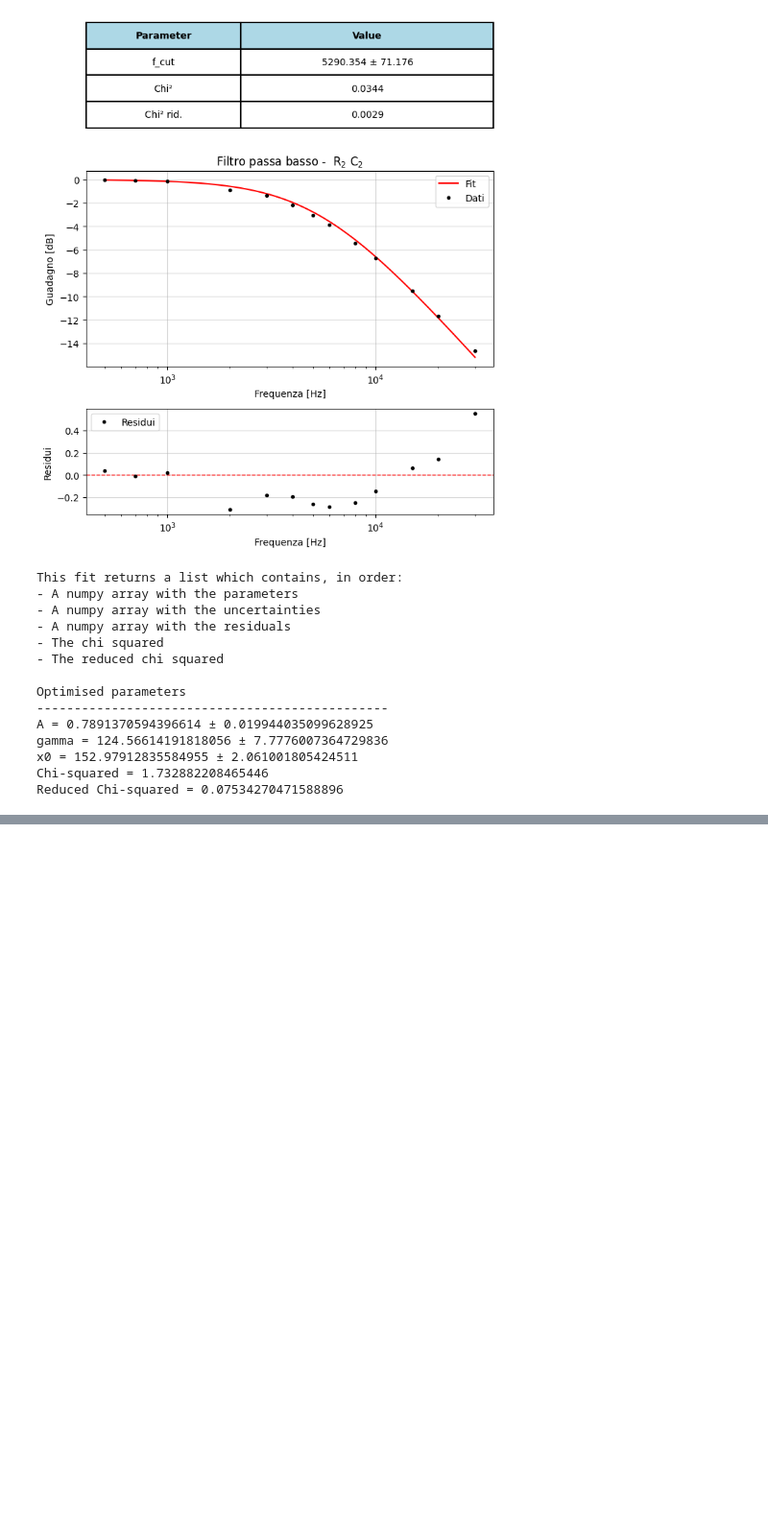
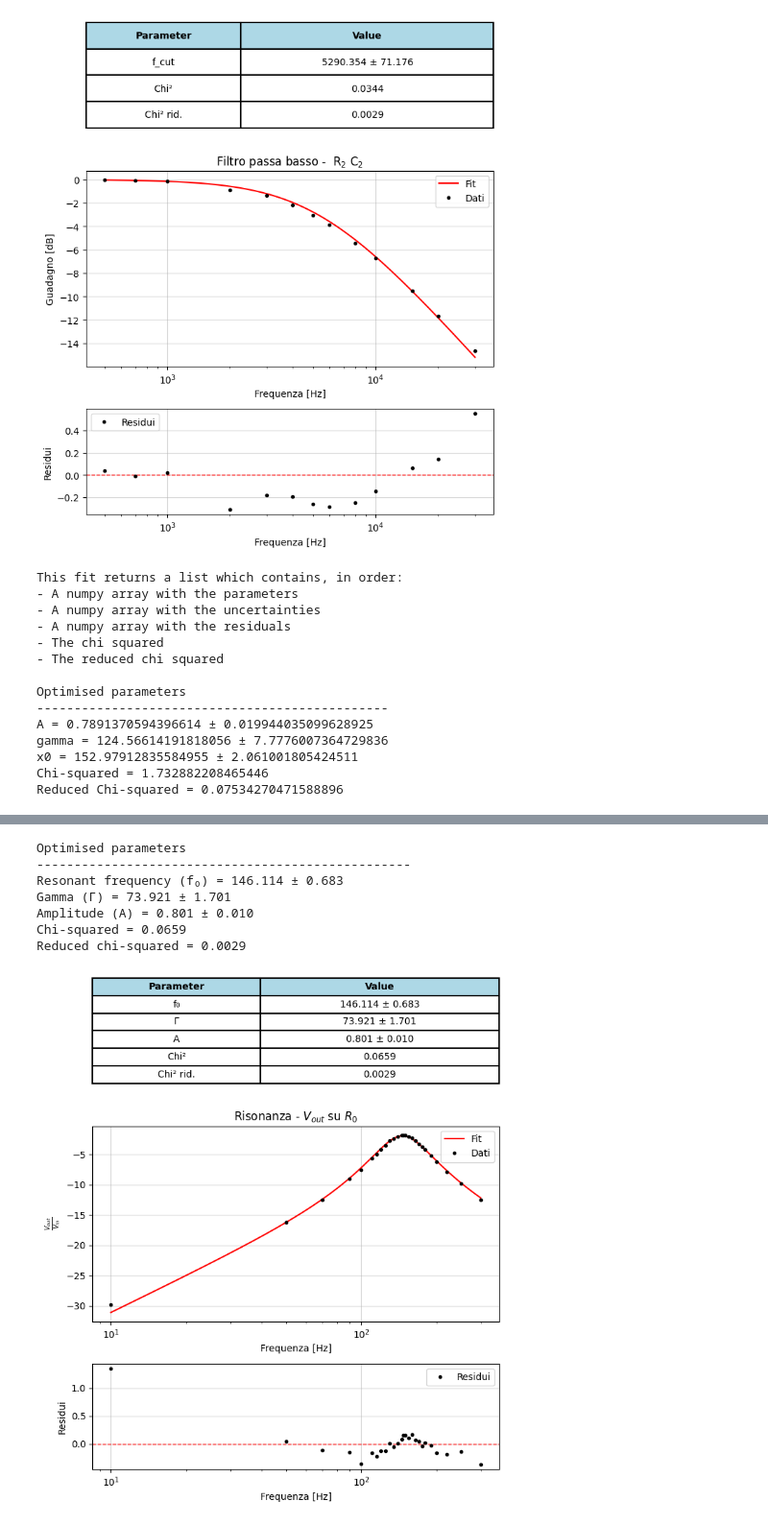
Before and after one commit to b3n3d3tt4/ultrasound, a Jupyter notebook: analisi_catena.ipynb, the cells around one changed output, grey strips where cells are left out. Shown at 96% size. Cells and saved outputs as stored; diff of their text form; code cells hidden in the pictures; blank space fills up the shorter version.

```diff
--- a/analisi_catena.ipynb
+++ b/analisi_catena.ipynb
@@ -61,25 +61,38 @@ Reduced chi-squared = 0.0029
 [figure]
 # %%
 frq = np.array([10, 50, 70, 90, 100, 110, 115, 120, 125, 130, 135, 140, 145, 147, 150, 155, 160, 165, 170, 175, 180, 190, 200, 220, 250, 300])
+input = np.array([2, 2, 1.98, 1.880, 1.82, 1.74, 1.7, 1.64, 1.58, 1.54, 1.5, 1.48, 1.46, 1.46, 1.46, 1.48, 1.5, 1.54, 1.58, 1.62, 1.66, 1.7,
+                  1.78, 1.86, 1.92, 2])
+output = np.array([0.065, 0.310, 0.470, 0.664, 0.764, 0.904, 0.96, 1.02, 1.06, 1.12, 1.14, 1.17, 1.18, 1.19, 1.184, 1.168, 1.152, 1.12, 1.09,
+                   1.05, 1.026, 0.936, 0.87, 0.752, 0.62, 0.472])
 out_in = np.array([0.0325, 0.155, 0.2373737374, 0.3531914894, 0.4197802198, 0.5195402299, 0.5647058824, 0.6219512195,
                    0.6708860759, 0.7272727273, 0.76, 0.7905405405, 0.8082191781, 0.8150684932, 0.8109589041,
                    0.7891891892, 0.768, 0.7272727273, 0.6898734177, 0.6481481481, 0.6180722892, 0.5505882353,
                    0.5117647059, 0.4423529412, 0.3647058824, 0.2776470588])
 
 risonanza = bf.lorentzian(frq, out_in, xlabel='Frequenza [Hz]', ylabel=r'$\frac{V_{out}}{V_{in}}$', titolo=r'Risonanza - $V_{out}$ su $R_0$', plot=True, save=True)
+risonanza2 = bf.bode(frq, input, output, tipo="band", xlabel='Frequenza [Hz]', ylabel=r'$\frac{V_{out}}{V_{in}}$', titolo=r'Risonanza - $V_{out}$ su $R_0$', plot=True, save=True)
 # %% [output]
 This fit returns a list which contains, in order:
 - A numpy array with the parameters
 - A numpy array with the uncertainties
 - A numpy array with the residuals
 - The chi squared
 - The reduced chi squared
 
 Optimised parameters
 -----------------------------------------------
 A = 0.7891370594396614 ± 0.019944035099628925
 gamma = 124.56614191818056 ± 7.7776007364729836
 x0 = 152.97912835584955 ± 2.061001805424511
 Chi-squared = 1.732882208465446
 Reduced Chi-squared = 0.07534270471588896
 [figure]
+Optimised parameters
+--------------------------------------------------
+Resonant frequency (f₀) = 146.114 ± 0.683
+Gamma (Γ) = 73.921 ± 1.701
+Amplitude (A) = 0.801 ± 0.010
+Chi-squared = 0.0659
+Reduced chi-squared = 0.0029
+[figure, added]
```
Also changed, not shown: 5 other files.
